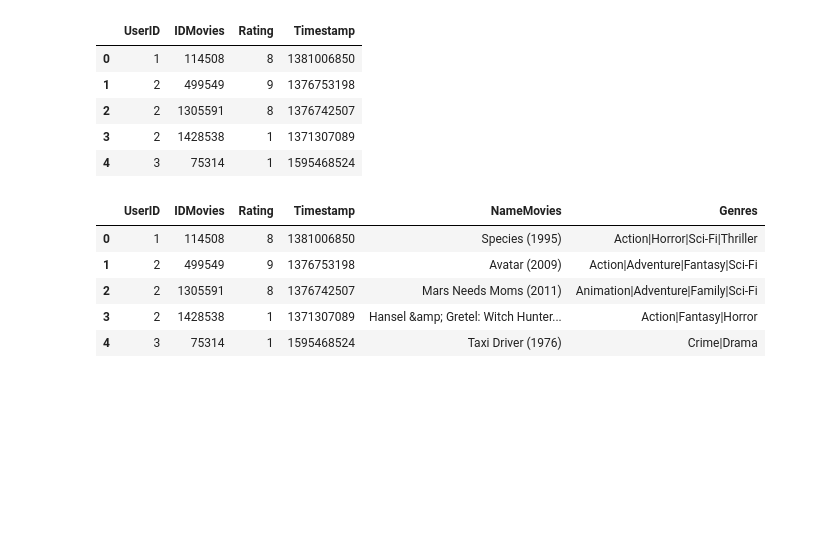
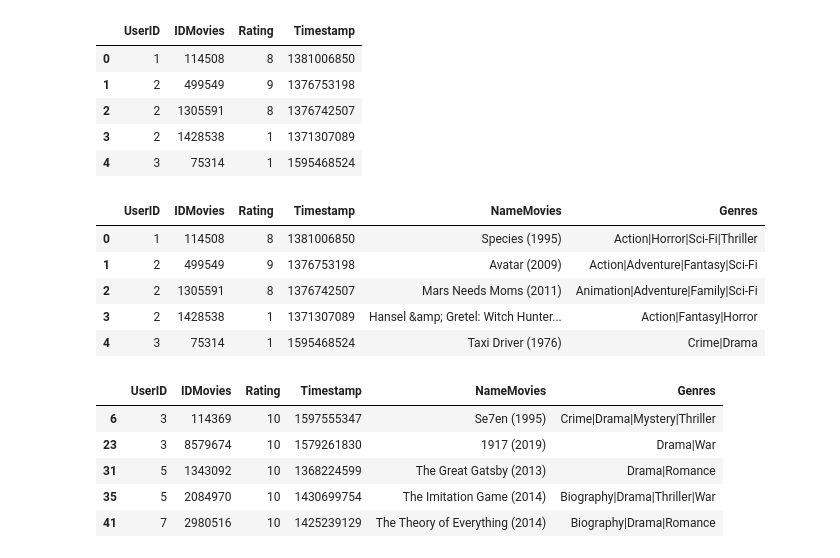
Before and after one commit to chinghia689/level3DS, a Jupyter notebook: hethonggoiy.ipynb, the cells around one changed output. Cells and saved outputs as stored; diff of their text form; code cells hidden in the pictures; blank space fills up the shorter version.

```diff
--- a/hethonggoiy.ipynb
+++ b/hethonggoiy.ipynb
@@ -35,3 +35,13 @@ df.head()
 | 2 | 2 | 1305591 | 8 | 1376742507 | Mars Needs Moms (2011) | Animation|Adventure|Family|Sci-Fi |
 | 3 | 2 | 1428538 | 1 | 1371307089 | Hansel &amp; Gretel: Witch Hunter... | Action|Fantasy|Horror |
 | 4 | 3 | 75314 | 1 | 1595468524 | Taxi Driver (1976) | Crime|Drama |
+# %%
+Rating=df[df['Rating']==10]
+Rating.head()
+# %% [output]
+|  | UserID | IDMovies | Rating | Timestamp | NameMovies | Genres |
+| 6 | 3 | 114369 | 10 | 1597555347 | Se7en (1995) | Crime|Drama|Mystery|Thriller |
+| 23 | 3 | 8579674 | 10 | 1579261830 | 1917 (2019) | Drama|War |
+| 31 | 5 | 1343092 | 10 | 1368224599 | The Great Gatsby (2013) | Drama|Romance |
+| 35 | 5 | 2084970 | 10 | 1430699754 | The Imitation Game (2014) | Biography|Drama|Thriller|War |
+| 41 | 7 | 2980516 | 10 | 1425239129 | The Theory of Everything (2014) | Biography|Drama|Romance |
```
Also changed, not shown: parts of 10 cells of this notebook.
